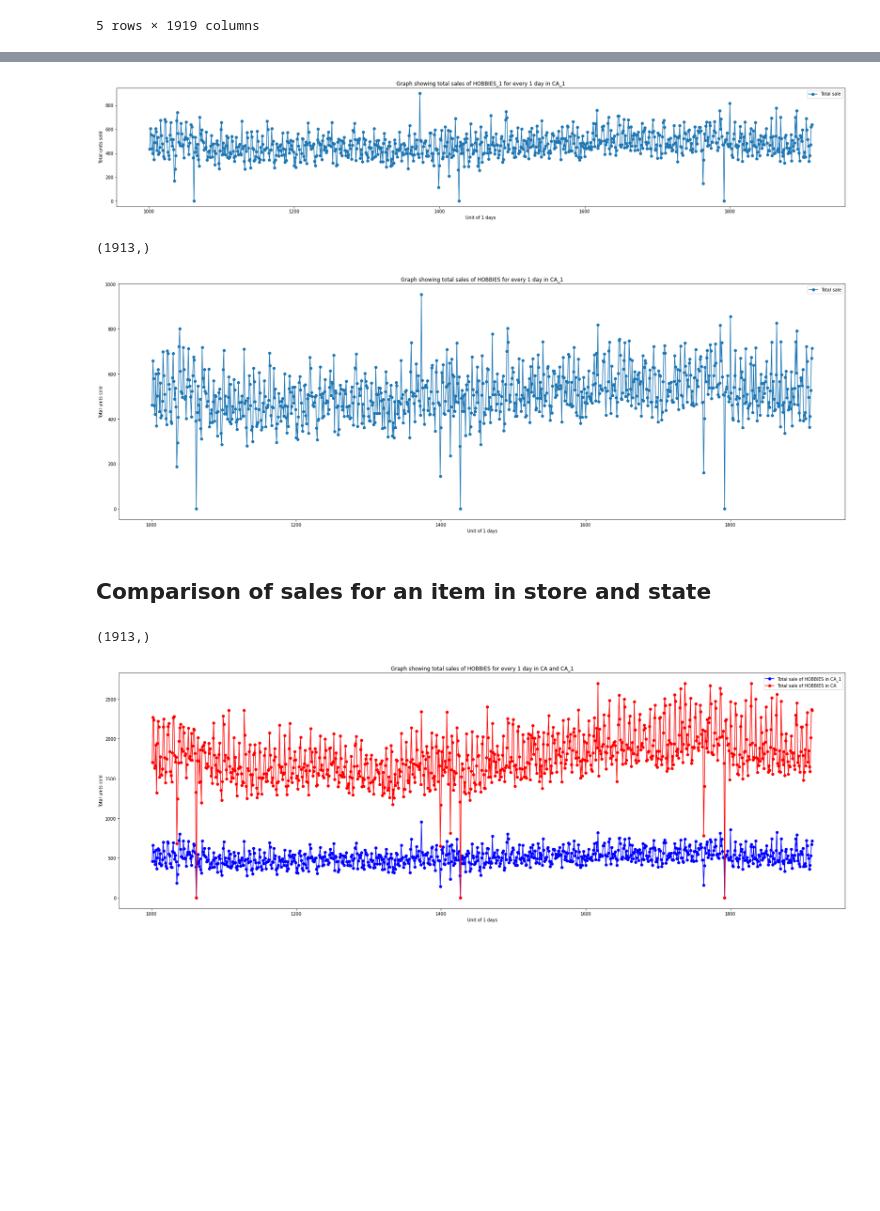
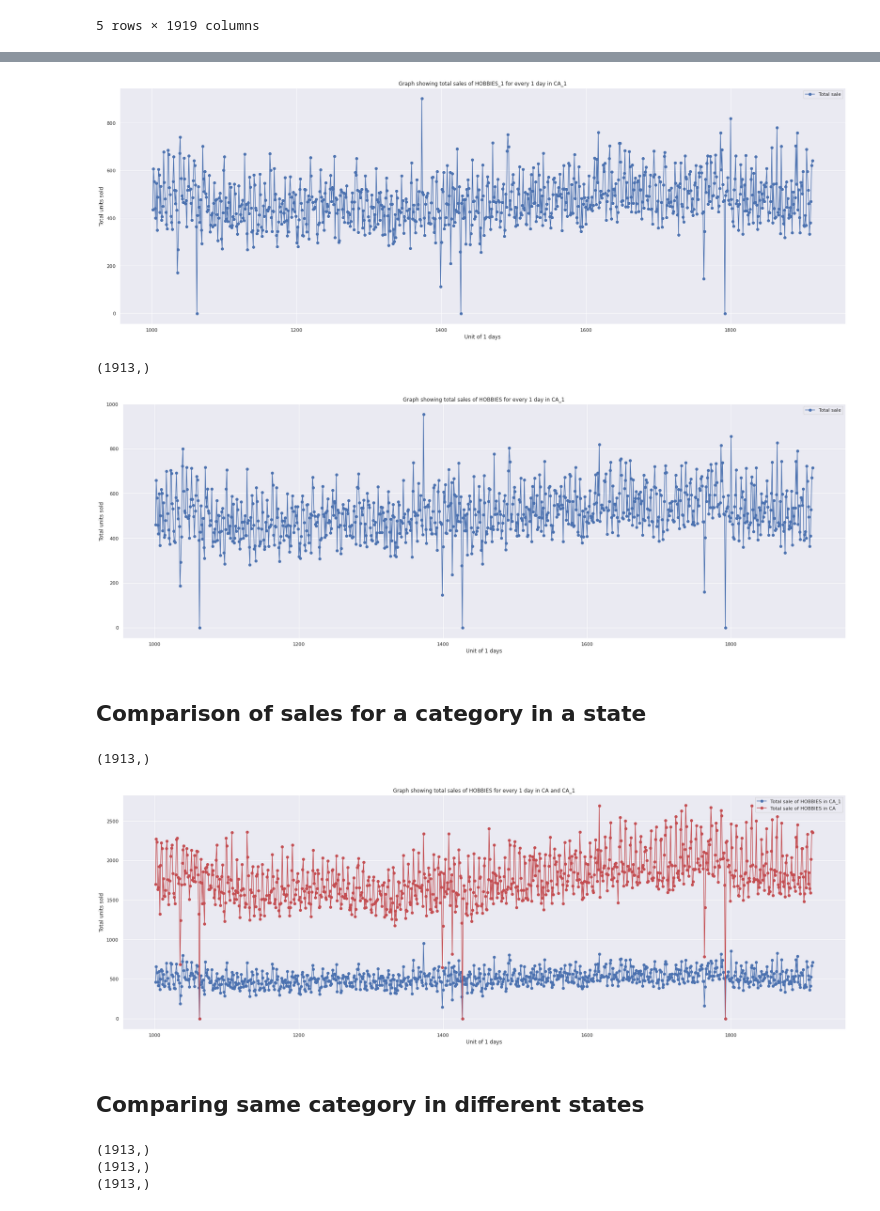
Before and after one commit to Rohan-Agarwal-Developer/walmart-sales-predictions, a Jupyter notebook: trends/Trends.ipynb, the cells around one changed output, grey strips where cells are left out. Saved outputs shown, nothing was run; the diff lists cells and outputs as text; code cells hidden in the pictures; blank space fills up the shorter version.

Commit message:
comparison

```diff
--- a/trends/Trends.ipynb
+++ b/trends/Trends.ipynb
@@ -2,3 +2,5 @@
 import pandas as pd
 import numpy as np
 import matplotlib.pyplot as plt
+import seaborn as sns
+sns.set()
@@ -92,7 +85,7 @@ plt.ylabel('Total units sold')
 plt.title(f'Graph showing total sales of {dept_id} for every 1 day in {store_id}')
 plt.show()
 # %% [output]
-[figure, old version]
+[figure, new version]
 # %%
 cat_id = "HOBBIES"
 store_id = "CA_1"
@@ -116,9 +109,9 @@ plt.ylabel('Total units sold')
 plt.title(f'Graph showing total sales of {cat_id} for every 1 day in {store_id}')
 plt.show()
 # %% [output]
-[figure, old version]
+[figure, new version]
 # %% [markdown]
-## Comparison of sales for an item in store and state
+## Comparison of sales for a category in a state
 # %%
 cat_id = "HOBBIES"
 state_id = "CA"
@@ -131,16 +125,44 @@ y2.shape
 # %%
 start = 1000
 end = 1913
 _max = 1913
 x = range(1, _max + 1)
 plt.figure(figsize=(30,10))
 plt.plot(x[start:end], y1[start:end],label=f'Total sale of {cat_id} in {store_id}',marker='o', c='b')
 plt.plot(x[start:end], y2[start:end],label=f'Total sale of {cat_id} in {state_id}',marker='o', c="r")
+plt.plot(x[start:end], y3[start:end],label=f'Total sale of {cat_id} in {state_id}',marker='o', c="r")
+plt.plot(x[start:end], y4[start:end],label=f'Total sale of {cat_id} in {state_id}',marker='o', c="r")
 plt.legend()
 
 plt.xlabel(f'Unit of 1 days')
 plt.ylabel('Total units sold')
-plt.title(f'Graph showing total sales of {cat_id} for every 1 day in {state_id} and {store_id}')
+plt.title(f'Graph showing total sales of {cat_id} for every 1 day for {cat_id} and {state_id}')
 plt.show()
 # %% [output]
-[figure, old version]
+[figure, new version]
+# %% [markdown]
+## Comparing same category in different states
+# %%
+cat_id = "HOBBIES"
+
+state_id_1 = "CA"
+category_state = data[(data['cat_id'] == cat_id) & (data['state_id'] == state_id_1)].to_numpy()[:,6:]
+category_state.shape
+y3 = np.sum(category_state, axis = 0)
+print(y3.shape)
+
+state_id_2 = "TX"
+category_state = data[(data['cat_id'] == cat_id) & (data['state_id'] == state_id_2)].to_numpy()[:,6:]
+category_state.shape
+y4 = np.sum(category_state, axis = 0)
+print(y4.shape)
+
+state_id_3 = "WI"
+category_state = data[(data['cat_id'] == cat_id) & (data['state_id'] == state_id_3)].to_numpy()[:,6:]
+category_state.shape
+y5 = np.sum(category_state, axis = 0)
+print(y5.shape)
+# %% [output]
+(1913,)
+(1913,)
+(1913,)
```
Also changed, not shown: parts of 7 cells of this notebook.
